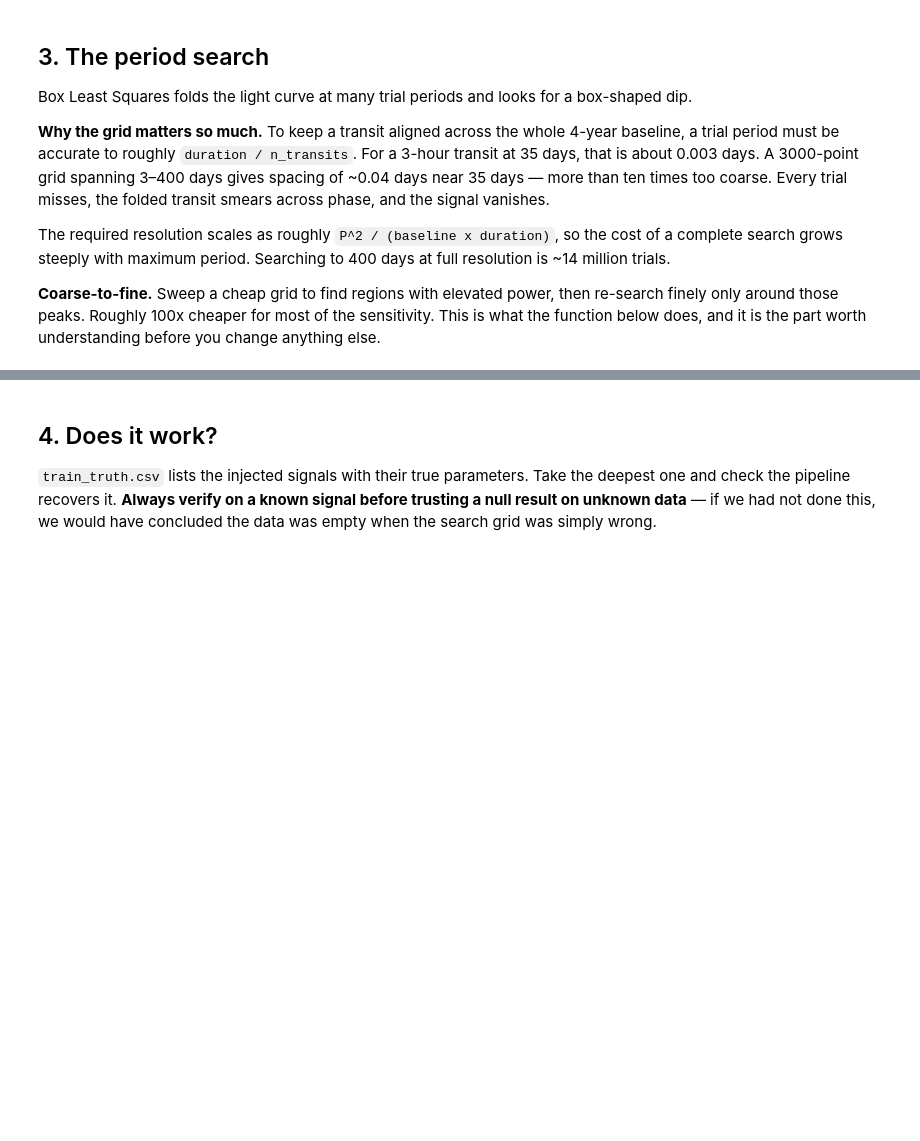
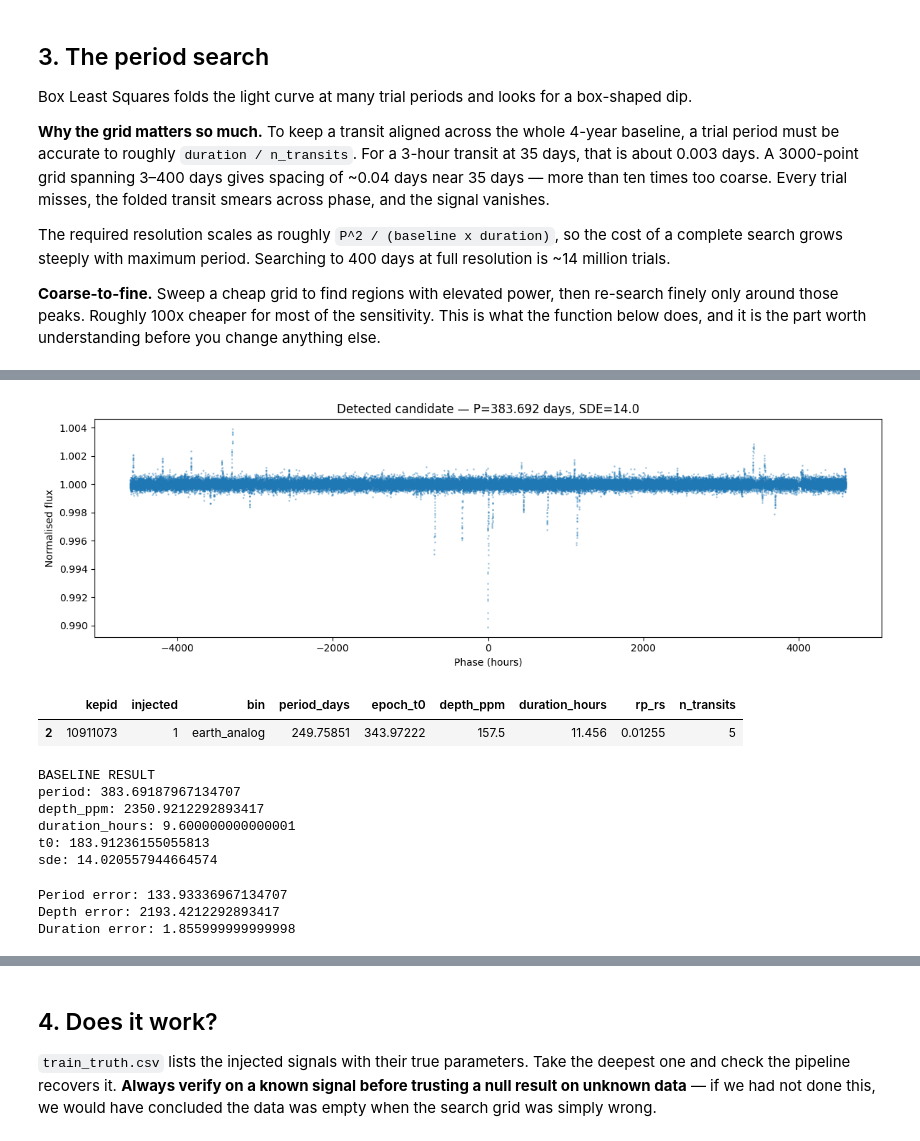
Before and after one commit to Komal2008/Exoplanet-detection, a Jupyter notebook: Astrobit_Transit_Detection.ipynb, the cells around one changed output, grey strips where cells are left out. Saved outputs shown, nothing was run; the diff lists cells and outputs as text; code cells hidden in the pictures; blank space fills up the shorter version.

Commit message:
Add Astrobit transit detection pipeline

```diff
--- a/Astrobit_Transit_Detection.ipynb
+++ b/Astrobit_Transit_Detection.ipynb
@@ -545,3 +550,8 @@ def search(t, f, verbose=False):
 
     return best or {"period": np.nan, "depth_ppm": np.nan,
                     "duration_hours": np.nan, "t0": np.nan, "sde": 0.0}
+# %%
+candidate = search(t, f, verbose=True)
+
+print("\nBest candidate:")
+print(candidate)
@@ -547,0 +570,68 @@ def search(t, f, verbose=False):
+# %%
+# Fold the light curve on the detected period
+period = candidate["period"]
+t0 = candidate["t0"]
+
+phase = ((t - t0 + 0.5 * period) % period) - 0.5 * period
+
+fig, ax = plt.subplots(figsize=(12, 4))
+
+ax.scatter(
+    phase * 24,
+    f,
+    s=1,
+    alpha=0.3
+)
+
+ax.set_xlabel("Phase (hours)")
+ax.set_ylabel("Normalised flux")
+ax.set_title(
+    f"Detected candidate — P={period:.3f} days, "
+    f"SDE={candidate['sde']:.1f}"
+)
+
+plt.tight_layout()
+plt.show()
+# %% [output]
+[figure, added]
+# %%
+# Compare BLS result with the known injected truth for this training star
+
+kepid = 10911073
+
+truth_row = train_truth[train_truth["kepid"] == kepid]
+
+truth_row
+# %% [output]
+|  | kepid | injected | bin | period_days | epoch_t0 | depth_ppm | duration_hours | rp_rs | n_transits |
+| 2 | 10911073 | 1 | earth_analog | 249.75851 | 343.97222 | 157.5 | 11.456 | 0.01255 | 5 |
+# %%
+baseline_candidate = candidate.copy()
+
+print("BASELINE RESULT")
+for k, v in baseline_candidate.items():
+    print(f"{k}: {v}")
+# %% [output]
+BASELINE RESULT
+period: 383.69187967134707
+depth_ppm: 2350.9212292893417
+duration_hours: 9.600000000000001
+t0: 183.91236155055813
+sde: 14.020557944664574
+# %%
+TRUE_PERIOD = 249.75851
+TRUE_DEPTH_PPM = 157.5
+TRUE_DURATION_HOURS = 11.456
+
+print("Period error:",
+      abs(candidate["period"] - TRUE_PERIOD))
+
+print("Depth error:",
+      abs(candidate["depth_ppm"] - TRUE_DEPTH_PPM))
+
+print("Duration error:",
+      abs(candidate["duration_hours"] - TRUE_DURATION_HOURS))
+# %% [output]
+Period error: 133.93336967134707
+Depth error: 2193.4212292893417
+Duration error: 1.855999999999998
```
Also changed, not shown: parts of 198 cells of this notebook.
